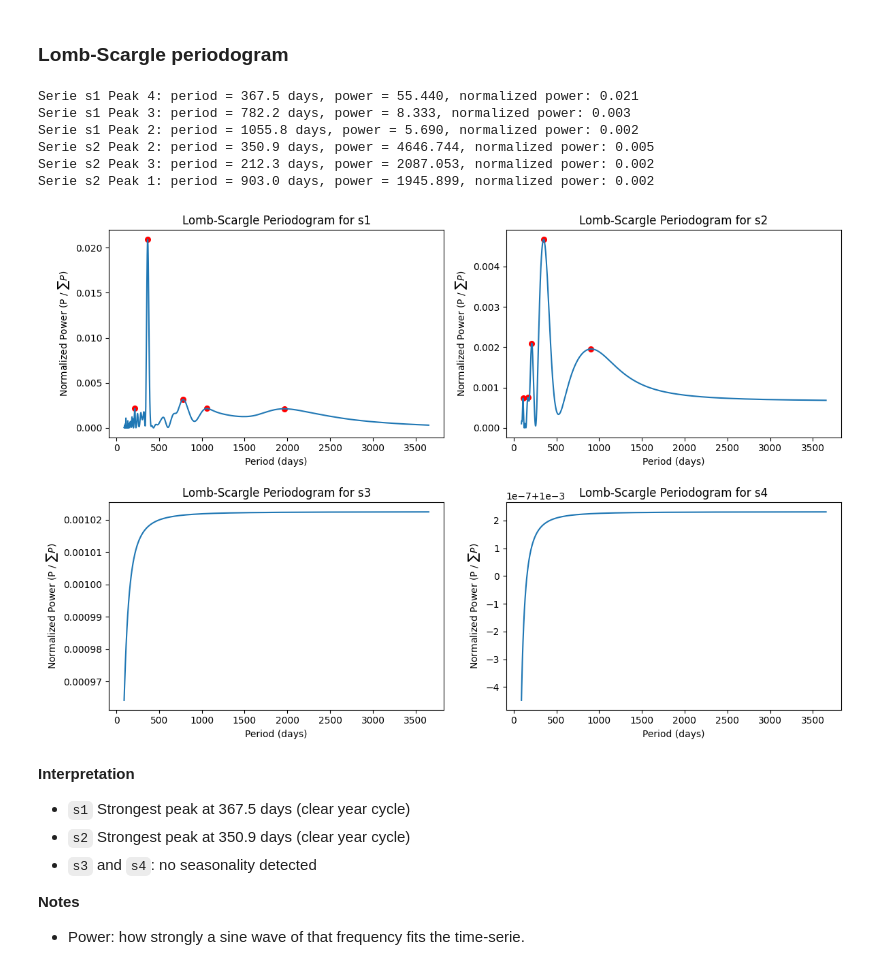
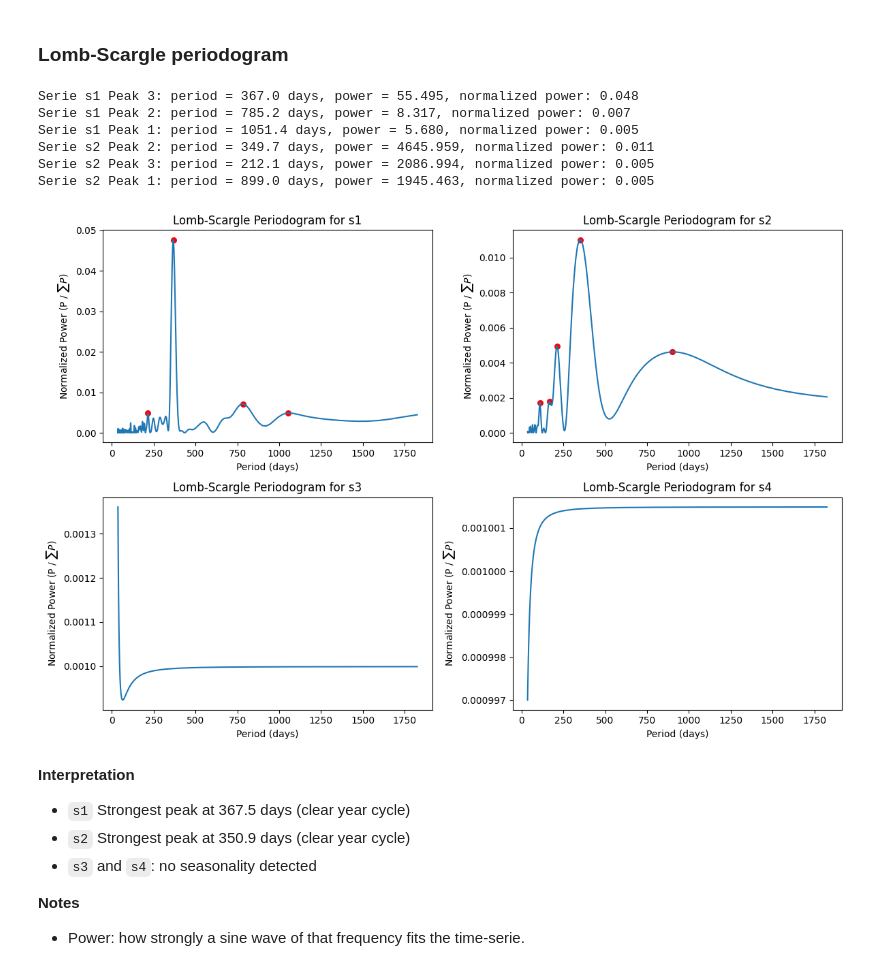
Before and after one commit to luisaforozco/exploration_gw_time_series, a Jupyter notebook: notebooks/methods/methods_exploration.ipynb, the cells around one changed output. Drawn from its saved outputs; the diff is of its cells as text; code cells hidden in the pictures.

Commit message:
Add periodogram exploration

```diff
--- a/notebooks/methods/methods_exploration.ipynb
+++ b/notebooks/methods/methods_exploration.ipynb
@@ -180,34 +180,34 @@ plt.tight_layout()
 # %%
 from scipy.signal import lombscargle, find_peaks
 plt.figure(figsize=(12, 8))
 for i, name in enumerate(series.keys()):
     t = (np.array(times[name]) - times[name][0]) / 1000 / 86400  # convert to days, start at 0
     #freq = np.linspace(0.0001, 0.01, 500)  # roughly 0.036–3.65 cycles/year
-    freq = np.linspace(0.1/365.25, 4/365.25, 1000)
+    freq = np.linspace(0.2/365, 10/365, 1000) #(cycles per day)
     pgram = lombscargle(t, series[name], 2*np.pi*freq)
     p_norm = pgram / np.sum(pgram)
     # Peak detection
     peaks, _ = find_peaks(pgram, height=np.max(pgram)*0.1)  # peaks higher than 10% of max
     peak_periods = 1 / freq[peaks]
     order = np.argsort(pgram[peaks])[::-1]
     for j in order[:3]:
         print(f"Serie {name} Peak {j+1}: period = {peak_periods[j]:.1f} days, power = {pgram[peaks[j]]:.3f}, normalized power: {p_norm[peaks[j]]:.3f}")
 
     plt.subplot(2, 2, i+1)
     plt.scatter(peak_periods, p_norm[peaks], color='r', s=30, label='peaks')
     plt.plot(1/freq, p_norm)
     plt.title(f'Lomb-Scargle Periodogram for {name}')
     plt.xlabel('Period (days)')
     plt.ylabel('Normalized Power (P / $\\sum{P}$)')
 plt.tight_layout()
 # %% [output]
-Serie s1 Peak 4: period = 367.5 days, power = 55.440, normalized power: 0.021
-Serie s1 Peak 3: period = 782.2 days, power = 8.333, normalized power: 0.003
-Serie s1 Peak 2: period = 1055.8 days, power = 5.690, normalized power: 0.002
-Serie s2 Peak 2: period = 350.9 days, power = 4646.744, normalized power: 0.005
-Serie s2 Peak 3: period = 212.3 days, power = 2087.053, normalized power: 0.002
-Serie s2 Peak 1: period = 903.0 days, power = 1945.899, normalized power: 0.002
+Serie s1 Peak 3: period = 367.0 days, power = 55.495, normalized power: 0.048
+Serie s1 Peak 2: period = 785.2 days, power = 8.317, normalized power: 0.007
+Serie s1 Peak 1: period = 1051.4 days, power = 5.680, normalized power: 0.005
+Serie s2 Peak 2: period = 349.7 days, power = 4645.959, normalized power: 0.011
+Serie s2 Peak 3: period = 212.1 days, power = 2086.994, normalized power: 0.005
+Serie s2 Peak 1: period = 899.0 days, power = 1945.463, normalized power: 0.005
-[figure, old version]
+[figure, new version]
 # %% [markdown]
 **Interpretation**
 - `s1`
```
Also changed, not shown: 3 other files.
